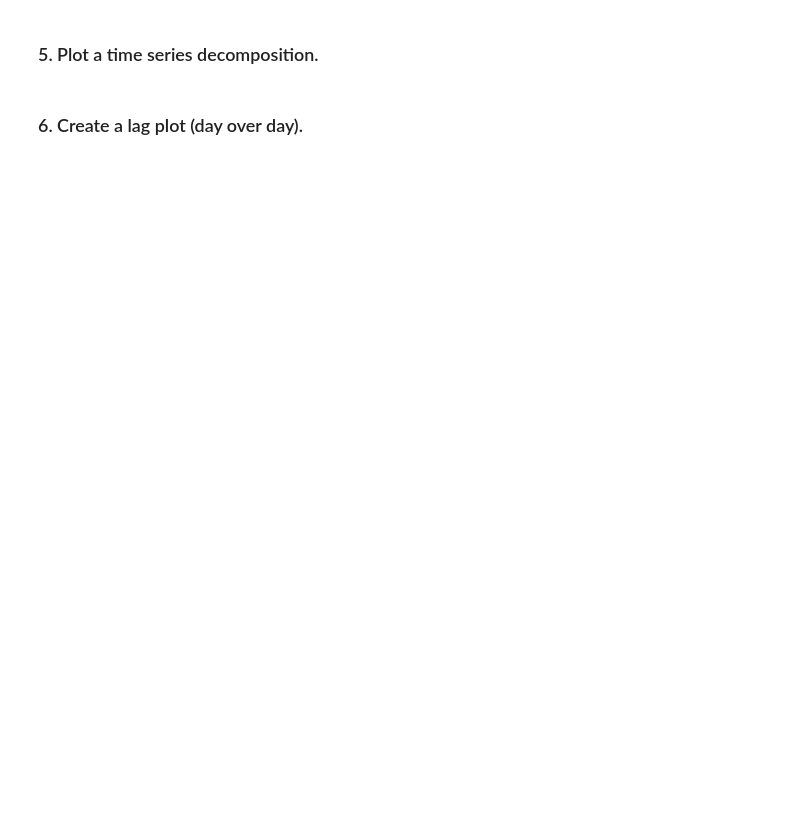
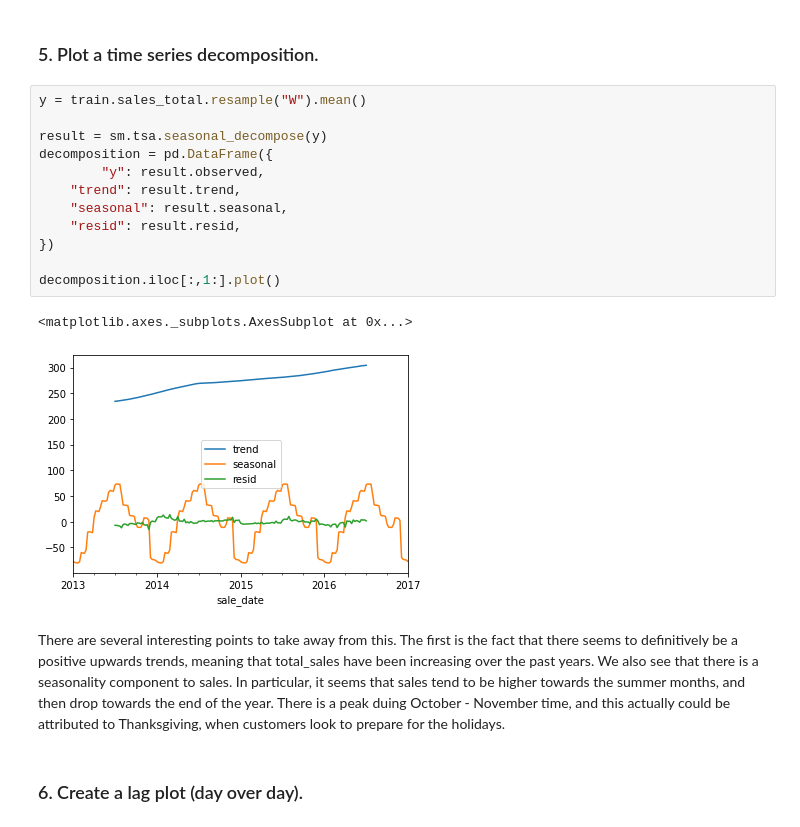
Before and after one commit to guedanie/ds-methodologies-exercises, a Jupyter notebook: time_series/explore.ipynb, the cells around one changed output. Drawn from its saved outputs; the diff is of its cells as text; blank space fills up the shorter version.

```diff
--- a/time_series/explore.ipynb
+++ b/time_series/explore.ipynb
@@ -61,4 +100,21 @@ sns.lineplot(x = test.index, y= test.sales_total)
 # %% [markdown]
 ### 5. Plot a time series decomposition.
+# %%
+y = train.sales_total.resample("W").mean()
+
+result = sm.tsa.seasonal_decompose(y)
+decomposition = pd.DataFrame({
+        "y": result.observed,
+    "trend": result.trend,
+    "seasonal": result.seasonal,
+    "resid": result.resid,
+})
+
+decomposition.iloc[:,1:].plot()
+# %% [output]
+<matplotlib.axes._subplots.AxesSubplot at 0x...>
+[figure, added]
+# %% [markdown]
+There are several interesting points to take away from this. The first is the fact that there seems to definitively be a positive upwards trends, meaning that total_sales have been increasing over the past years. We also see that there is a seasonality component to sales. In particular, it seems that sales tend to be higher towards the summer months, and then drop towards the end of the year. There is a peak duing October - November time, and this actually could be attributed to Thanksgiving, when customers look to prepare for the holidays.
 # %% [markdown]
 ### 6. Create a lag plot (day over day).
```
Also changed, not shown: parts of 33 cells of this notebook.
